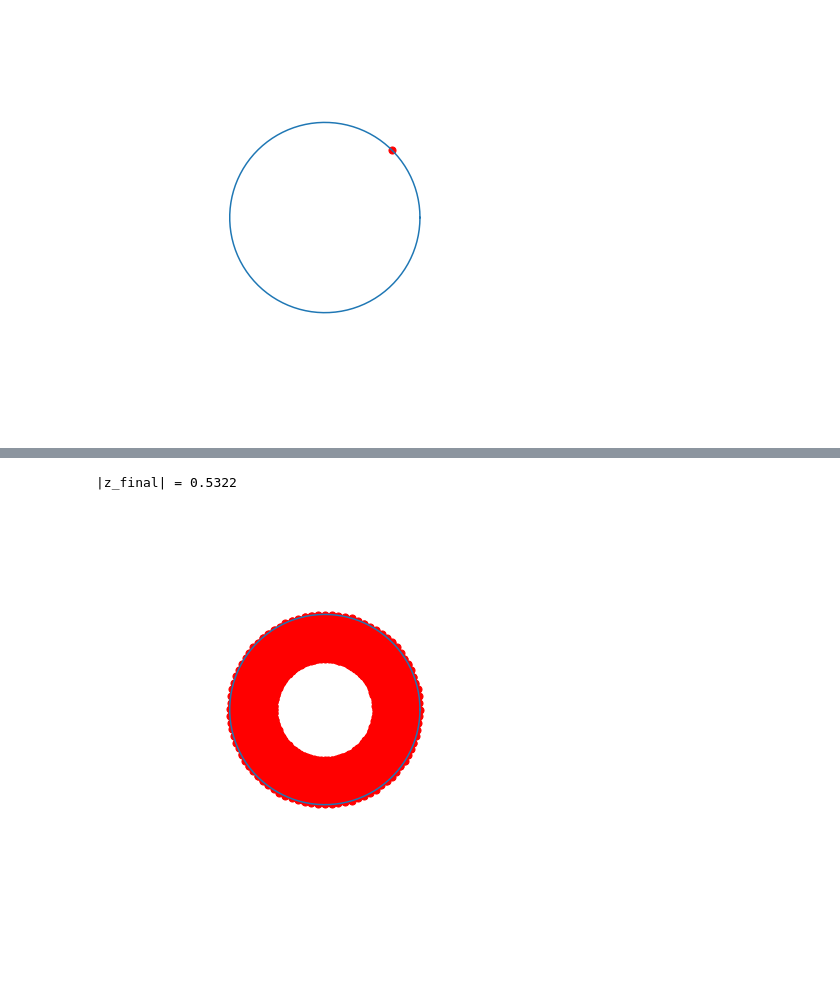
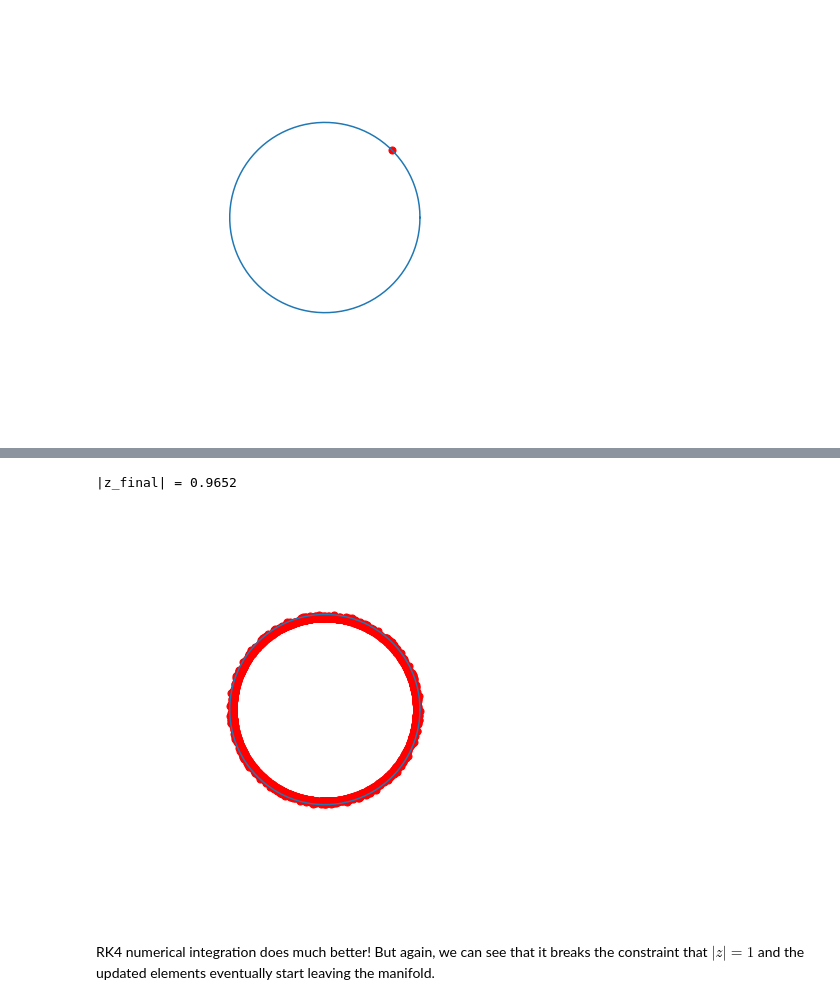
Before and after one commit to byu-magicc/lie_groups, a Jupyter notebook: Appendix-A-Lie-Group-Integrators.ipynb, the cells around one changed output, grey strips where cells are left out. Drawn from its saved outputs; the diff is of its cells as text; code cells hidden in the pictures; blank space fills up the shorter version.

```diff
--- a/Appendix-A-Lie-Group-Integrators.ipynb
+++ b/Appendix-A-Lie-Group-Integrators.ipynb
@@ -60,18 +128,16 @@ z.visualize()
 # %%
 class S1(S1):
-    def euler_integration(self, w, Ts, secs=0):
+    def euler_integration(self, w, Ts=0.01, secs=5, **kwargs):
         # convert seconds to steps
         steps = int(secs/Ts)
 
         # Store trajectory
         trajectory = np.zeros((steps+1,), dtype=complex)
-        trajectory[0] = self.g
-
-        f = lambda g: 1j*w*g
+        trajectory[0] = self.z
 
         for i in range(steps):
-            self.g += Ts*f(self.g)
-            trajectory[i+1] = self.g
+            self.z += Ts*( 1j*w[i]*self.z )
+            trajectory[i+1] = self.z
 
         return trajectory
 # %%
@@ -85,30 +172,32 @@ z.visualize(traj)
 # %%
 class S1(S1):
-    def rk4_integration(self, w, Ts, secs=0):
+    def rk4_integration(self, w, Ts=0.01, secs=5, **kwargs):
         # convert seconds to steps
         steps = int(secs/Ts)
 
         # Store trajectory
         trajectory = np.zeros((steps+1,), dtype=complex)
-        trajectory[0] = self.g
+        trajectory[0] = self.z
 
-        f = lambda t, g: 1j*w*g
+        f = lambda i, t, z: 1j*w[i]*z
 
         for i in range(steps):
             t = i*Ts
-            k1 = f(t, self.g)
-            k2 = f(t + Ts/2, self.g + Ts/2*k1)
-            k3 = f(t + Ts/2, self.g + Ts/2*k2)
-            k4 = f(t + Ts  , self.g + Ts  *k3)
-            self.g += (Ts/6)*(k1 + 2*k2 + 2*k3 + k4)
-            trajectory[i+1] = self.g
+            k1 = f(i, t, self.z)
+            k2 = f(i, t + Ts/2, self.z + Ts/2*k1)
+            k3 = f(i, t + Ts/2, self.z + Ts/2*k2)
+            k4 = f(i, t + Ts  , self.z + Ts  *k3)
+            self.z += (Ts/6)*(k1 + 2*k2 + 2*k3 + k4)
+            trajectory[i+1] = self.z
 
         return trajectory
 # %%
 z = S1(theta=np.pi/4)
-traj = z.rk4_integration(50, 0.01, secs=60)
-print("|z_final| = {:.4f}".format(np.abs(traj[-1])))
+traj = z.rk4_integration(w, **P)
+print("|z_final| = {:.4f}".format(np.abs(traj[-2])))
 z.visualize(traj)
 # %% [output]
-|z_final| = 0.5322
+|z_final| = 0.9652
-[figure, old version]
+[figure, new version]
+# %% [markdown]
+RK4 numerical integration does much better! But again, we can see that it breaks the constraint that $|z|=1$ and the updated elements eventually start leaving the manifold.
```
Also changed, not shown: parts of 19 cells of this notebook.
